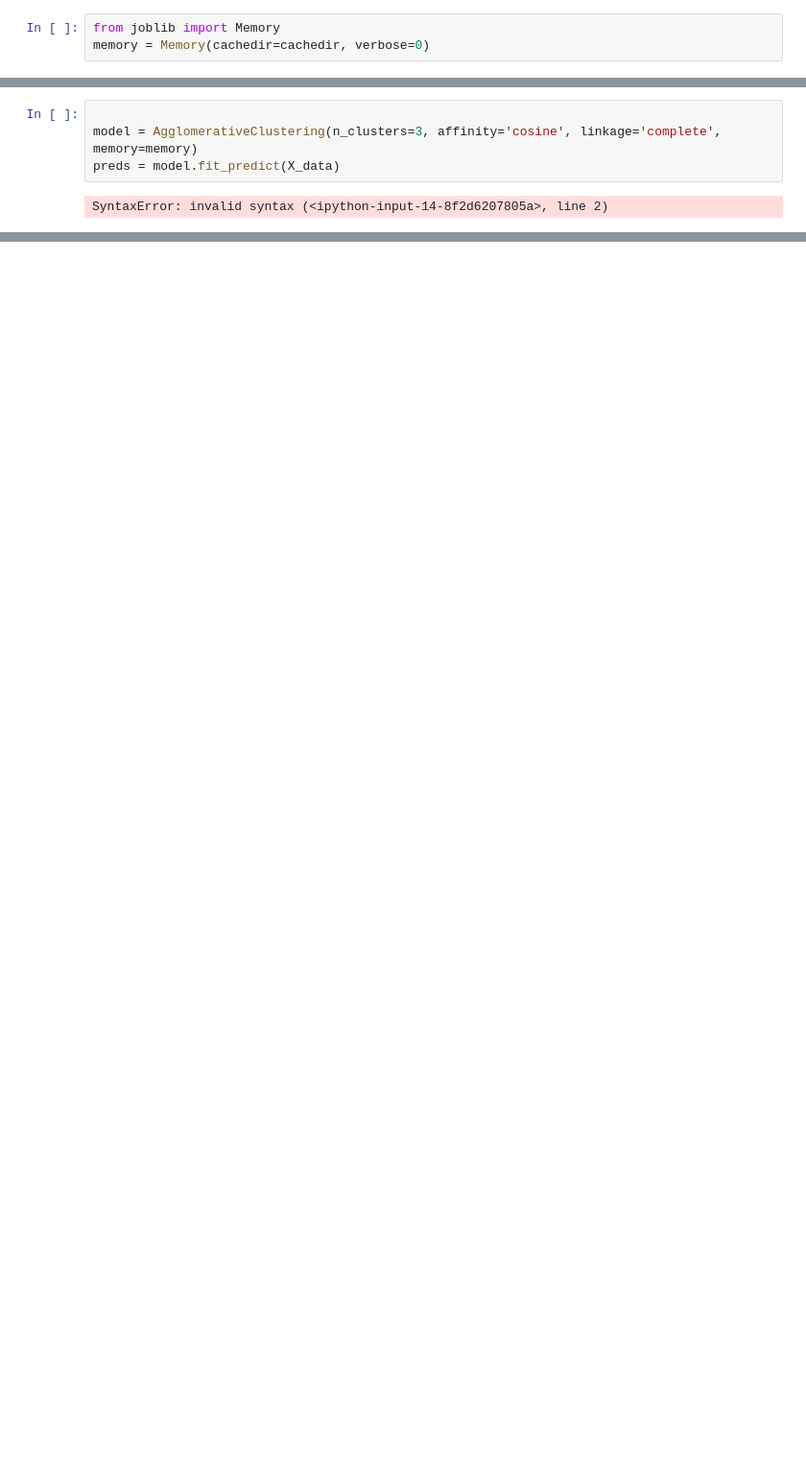
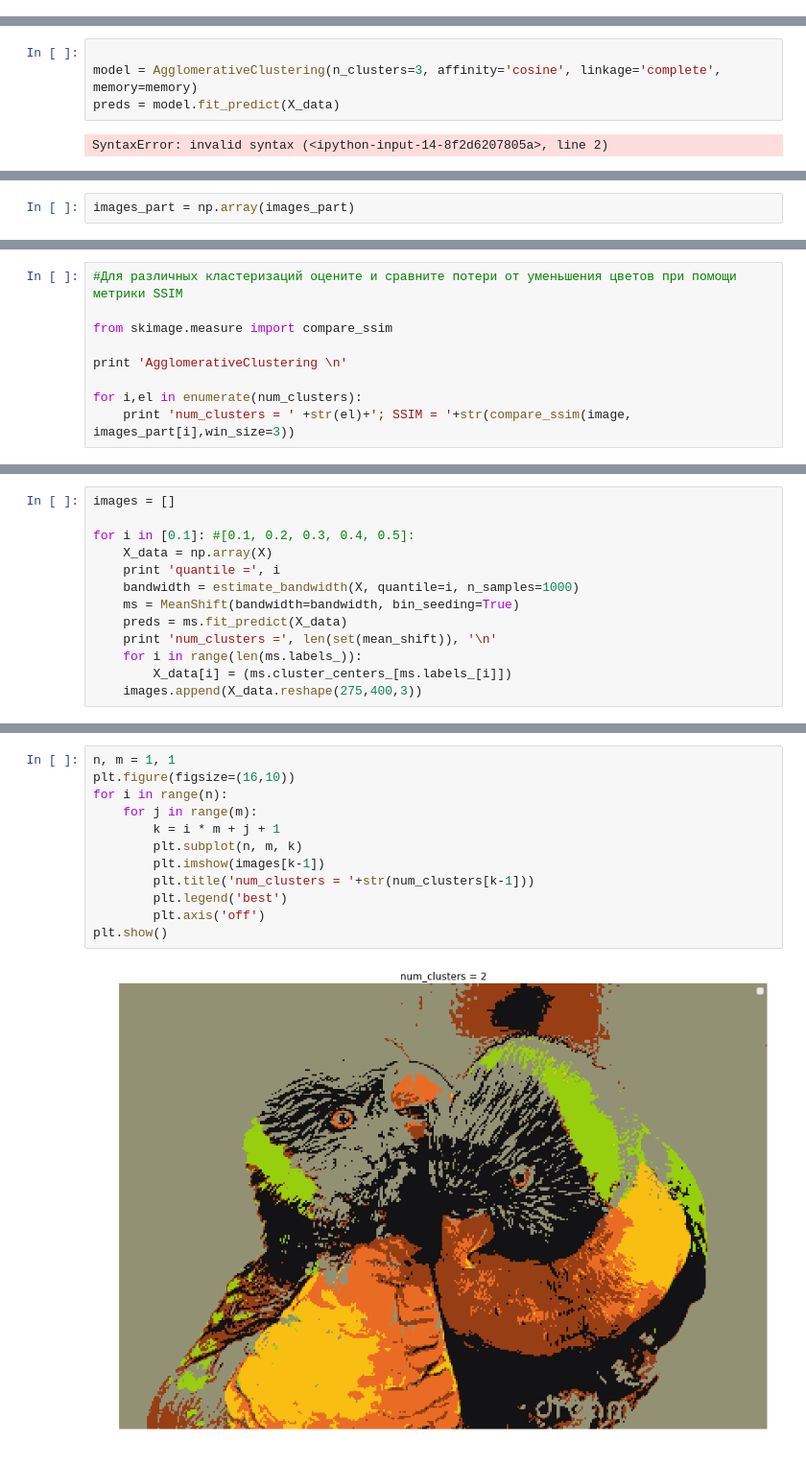
Before and after one commit to bobrovskayaa/machinelearning, a Jupyter notebook: task8/task8.ipynb, the cells around one changed output, grey strips where cells are left out. Shown at 96% size. Saved outputs shown, nothing was run; the diff lists cells and outputs as text; blank space fills up the shorter version.

```diff
--- a/task8/task8.ipynb
+++ b/task8/task8.ipynb
@@ -563,3 +580,0 @@ cachedir = mkdtemp()
-# %%
-from joblib import Memory
-memory = Memory(cachedir=cachedir, verbose=0)
@@ -605,0 +609,2 @@ MemoryError:
+# %%
+images_part = np.array(images_part)
@@ -605,0 +619,9 @@ MemoryError:
+# %%
+#Для различных кластеризаций оцените и сравните потери от уменьшения цветов при помощи метрики SSIM
+
+from skimage.measure import compare_ssim
+
+print 'AgglomerativeClustering \n'
+
+for i,el in enumerate(num_clusters):
+    print 'num_clusters = ' +str(el)+'; SSIM = '+str(compare_ssim(image, images_part[i],win_size=3))
@@ -605,0 +635,13 @@ MemoryError:
+# %%
+images = []
+
+for i in [0.1]: #[0.1, 0.2, 0.3, 0.4, 0.5]:
+    X_data = np.array(X)
+    print 'quantile =', i
+    bandwidth = estimate_bandwidth(X, quantile=i, n_samples=1000)
+    ms = MeanShift(bandwidth=bandwidth, bin_seeding=True)
+    preds = ms.fit_predict(X_data)
+    print 'num_clusters =', len(set(mean_shift)), '\n'
+    for i in range(len(ms.labels_)):
+        X_data[i] = (ms.cluster_centers_[ms.labels_[i]])
+    images.append(X_data.reshape(275,400,3))
@@ -605,0 +652,14 @@ MemoryError:
+# %%
+n, m = 1, 1
+plt.figure(figsize=(16,10))
+for i in range(n):
+    for j in range(m):
+        k = i * m + j + 1
+        plt.subplot(n, m, k)
+        plt.imshow(images[k-1])
+        plt.title('num_clusters = '+str(num_clusters[k-1]))
+        plt.legend('best')
+        plt.axis('off')
+plt.show()
+# %% [output]
+[figure, added]
```
Also changed, not shown: parts of 19 cells of this notebook.
